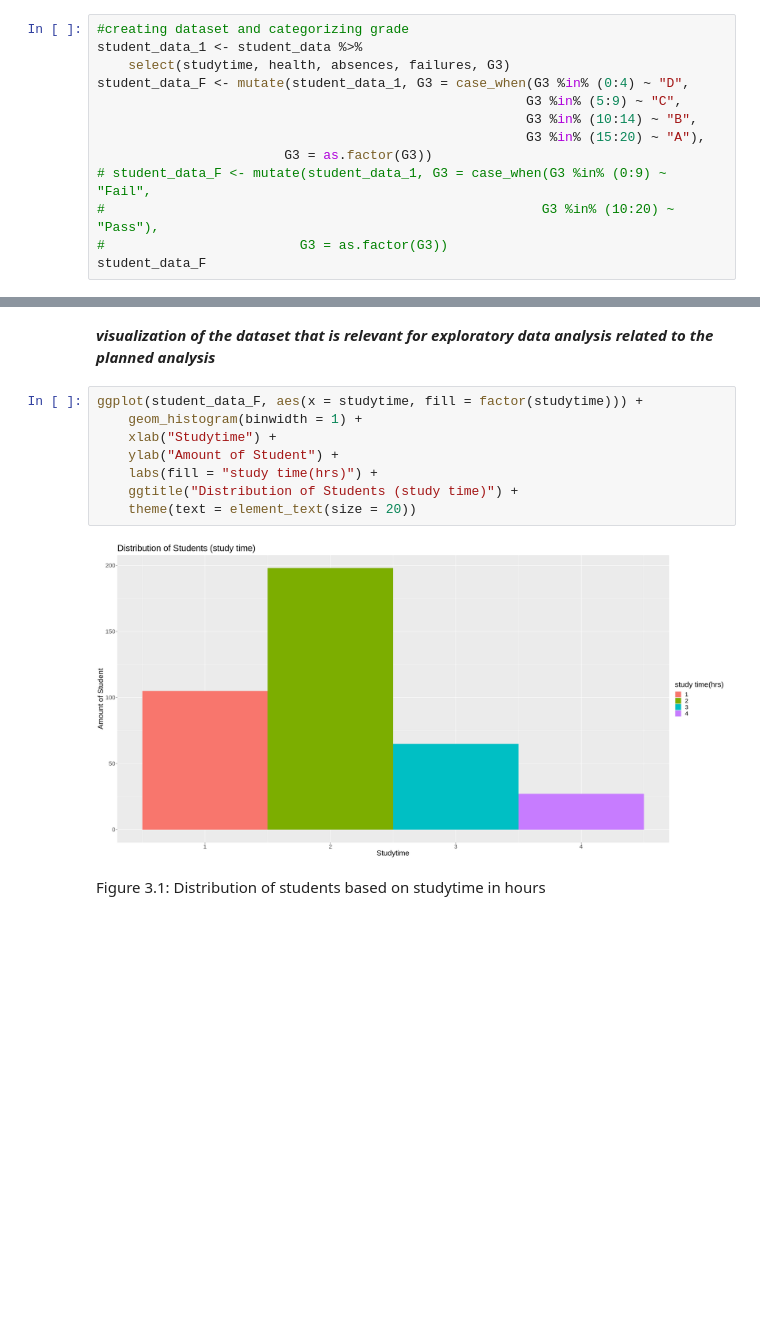
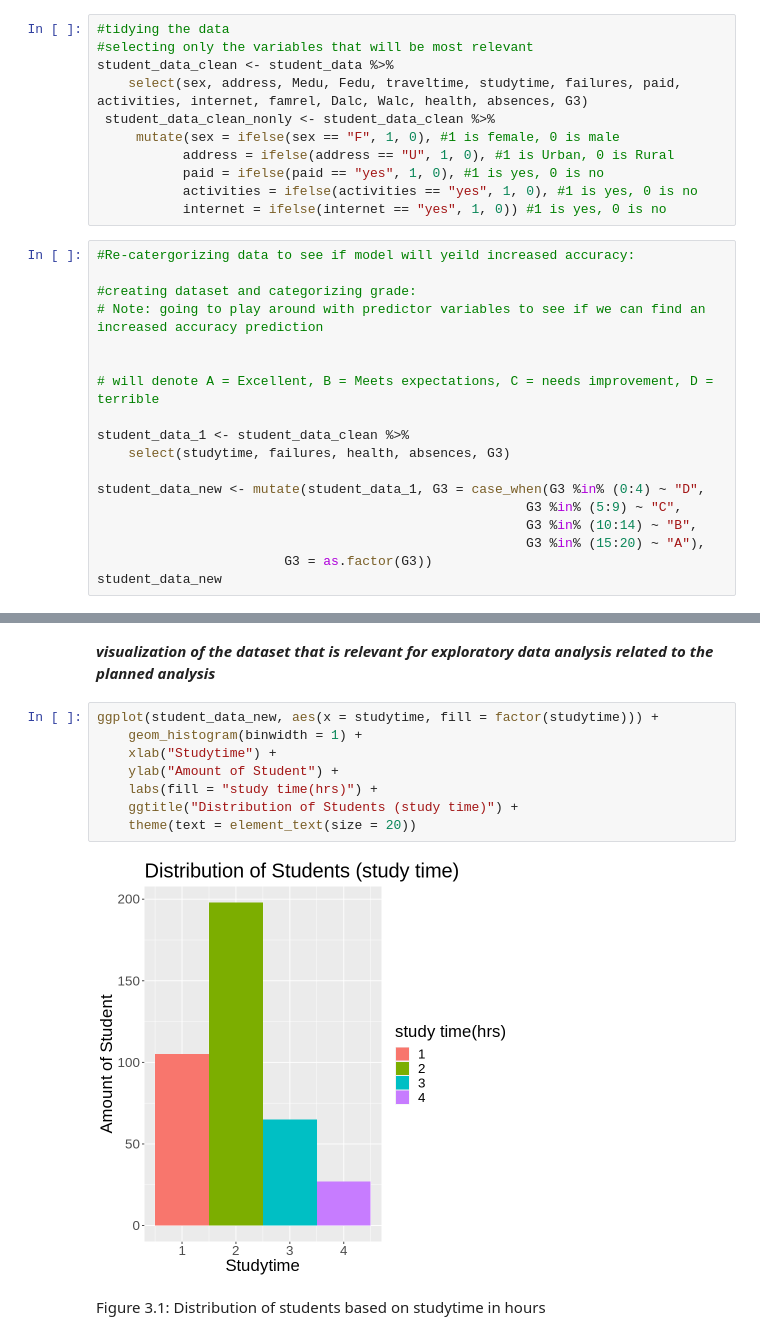
Before and after one commit to edsters78/DSCI100_Project, a Jupyter notebook: project.ipynb, the cells around one changed output, grey strips where cells are left out. Saved outputs shown, nothing was run; the diff lists cells and outputs as text; blank space fills up the shorter version.

```diff
--- a/project.ipynb
+++ b/project.ipynb
@@ -98,15 +94,31 @@ Figure 1: Distribution of students and their grades
+# %%
+#tidying the data
+#selecting only the variables that will be most relevant
+student_data_clean <- student_data %>%
+    select(sex, address, Medu, Fedu, traveltime, studytime, failures, paid, activities, internet, famrel, Dalc, Walc, health, absences, G3)
+ student_data_clean_nonly <- student_data_clean %>%
+     mutate(sex = ifelse(sex == "F", 1, 0), #1 is female, 0 is male
+           address = ifelse(address == "U", 1, 0), #1 is Urban, 0 is Rural
+           paid = ifelse(paid == "yes", 1, 0), #1 is yes, 0 is no
+           activities = ifelse(activities == "yes", 1, 0), #1 is yes, 0 is no
+           internet = ifelse(internet == "yes", 1, 0)) #1 is yes, 0 is no
 # %%
-#creating dataset and categorizing grade
-student_data_1 <- student_data %>%
-    select(studytime, health, absences, failures, G3)
-student_data_F <- mutate(student_data_1, G3 = case_when(G3 %in% (0:4) ~ "D",
+#Re-catergorizing data to see if model will yeild increased accuracy:
+
+#creating dataset and categorizing grade:
+# Note: going to play around with predictor variables to see if we can find an increased accuracy prediction
+
+
+# will denote A = Excellent, B = Meets expectations, C = needs improvement, D = terrible
+
+student_data_1 <- student_data_clean %>%
+    select(studytime, failures, health, absences, G3)
+
+student_data_new <- mutate(student_data_1, G3 = case_when(G3 %in% (0:4) ~ "D",
                                                        G3 %in% (5:9) ~ "C",
                                                        G3 %in% (10:14) ~ "B",
                                                        G3 %in% (15:20) ~ "A"),
                         G3 = as.factor(G3))
-# student_data_F <- mutate(student_data_1, G3 = case_when(G3 %in% (0:9) ~ "Fail",
-#                                                        G3 %in% (10:20) ~ "Pass"),
-#                         G3 = as.factor(G3))
-student_data_F
+student_data_new
 # %% [output]
 A tibble: 395 × 5
@@ -175,15 +187,15 @@ Figure 2: Summary of predictor variables, as well as the total rows in dataset
 # %% [markdown]
 ***visualization of the dataset that is relevant for exploratory data analysis related to the planned analysis***
 # %%
-ggplot(student_data_F, aes(x = studytime, fill = factor(studytime))) +
+ggplot(student_data_new, aes(x = studytime, fill = factor(studytime))) +
     geom_histogram(binwidth = 1) +
     xlab("Studytime") +
     ylab("Amount of Student") +
     labs(fill = "study time(hrs)") +
     ggtitle("Distribution of Students (study time)") +
     theme(text = element_text(size = 20))
 # %% [output]
-[figure, old version]
+[figure, new version]
 # %% [markdown]
 Figure 3.1: Distribution of students based on studytime in hours
 # %%
```
Also changed, not shown: parts of 34 cells of this notebook.
